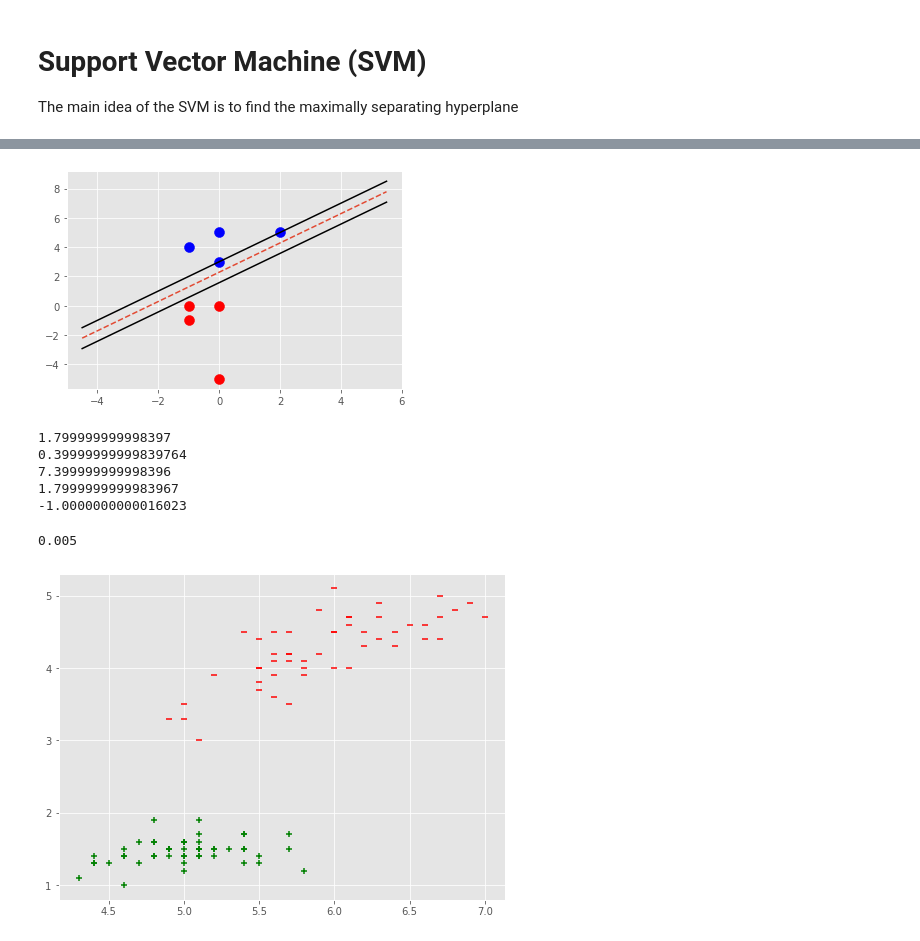
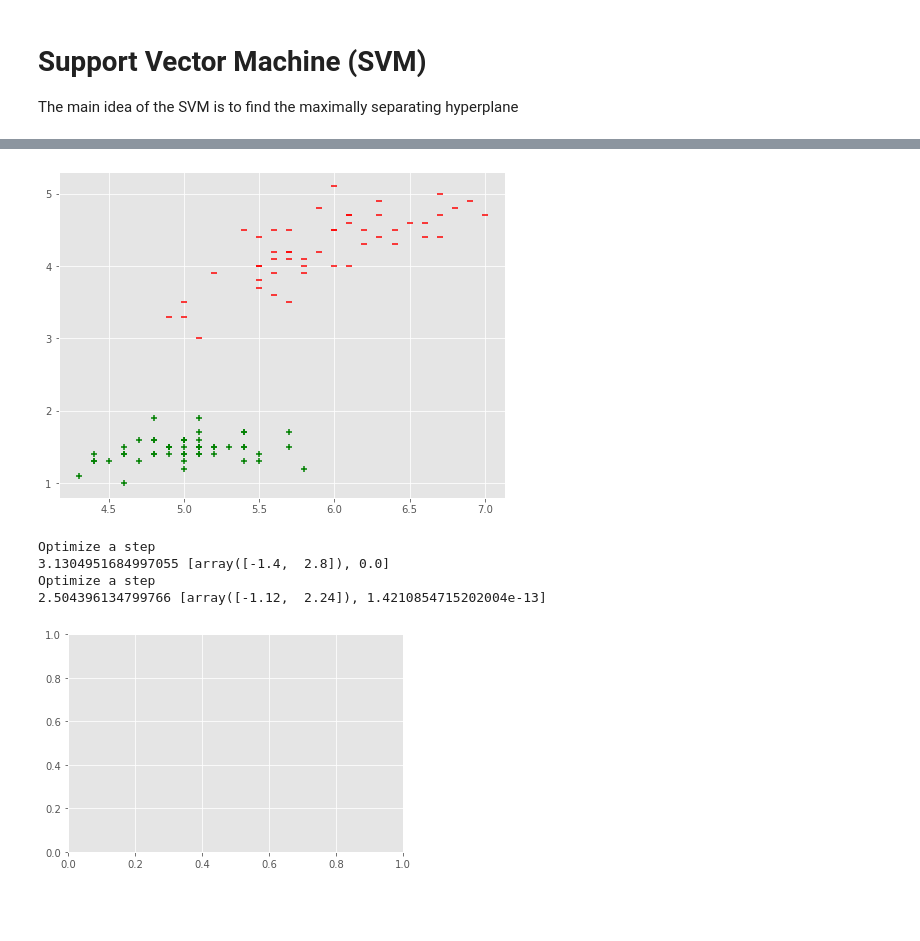
Before and after one commit to Pronton2001/ML_from_scratch.github.io, a Jupyter notebook: SVM.ipynb, the cells around one changed output, grey strips where cells are left out. Cells and saved outputs as stored; diff of their text form; code cells hidden in the pictures; blank space fills up the shorter version.

```diff
--- a/SVM.ipynb
+++ b/SVM.ipynb
@@ -175,38 +225,3 @@ w0, w1 1.4 -1.4
-# %%
-model.draw()
-model.visualize()
-# %% [output]
-[figure, removed]
-# %%
-test_set = [
-    [1,2],
-    [1,3],
-    [4,1],
-    [3,4],
-    [1,4]
-]
-for feature in test_set:
-    model.predict(feature)
-model.visualize()
-# %% [output]
-1.799999999998397
-0.39999999999839764
-7.399999999998396
-1.7999999999983967
--1.0000000000016023
-# %%
-data_dict = {
-    -1: np.array([[1,5],[2,5],[0,4]]),
-    1: np.array([[0,0],[-1,-1],[0,-5]])
-}
-all_datas = []
-for yi in data_dict.keys():
-    for fs in data_dict[yi]:
-        for f in fs:
-            all_datas.append(f)
-print(max(all_datas)*0.001)
-# %% [output]
-0.005
 # %%
 import pandas as pd
 
@@ -222,18 +237,31 @@ df = df.drop(df.index[rows])
 # %%
 import matplotlib.pyplot as plt
 
 x = df['SepalLengthCm']
 y = df['PetalLengthCm']
 
-setosa_x = x[:50]
-setosa_y = y[:50]
+setosa_x1 = x[:50]
+setosa_x2 = y[:50]
 
-versicolor_x = x[50:]
-versicolor_y = y[50:]
+versicolor_x1 = x[50:]
+versicolor_x2 = y[50:]
 
 plt.figure(figsize=(8,6))
-plt.scatter(setosa_x,setosa_y,marker='+',color='green')
-plt.scatter(versicolor_x,versicolor_y,marker='_',color='red')
+plt.scatter(setosa_x1,setosa_x2,marker='+',color='green')
+plt.scatter(versicolor_x1,versicolor_x2,marker='_',color='red')
 plt.show()
+
+data_dict = {
+    -1: [[x1, x2] for x1, x2 in zip(setosa_x1,setosa_x2)],
+    1: [[x1, x2] for x1, x2 in zip(versicolor_x1,versicolor_x2)]
+}
+
+svm = SVM()
+svm.fit(data_dict)
 # %% [output]
 [figure]
+Optimize a step
+3.1304951684997055 [array([-1.4,  2.8]), 0.0]
+Optimize a step
+2.504396134799766 [array([-1.12,  2.24]), 1.4210854715202004e-13]
+[figure, added]
```
Also changed, not shown: parts of 9 cells of this notebook, 8 other files.
